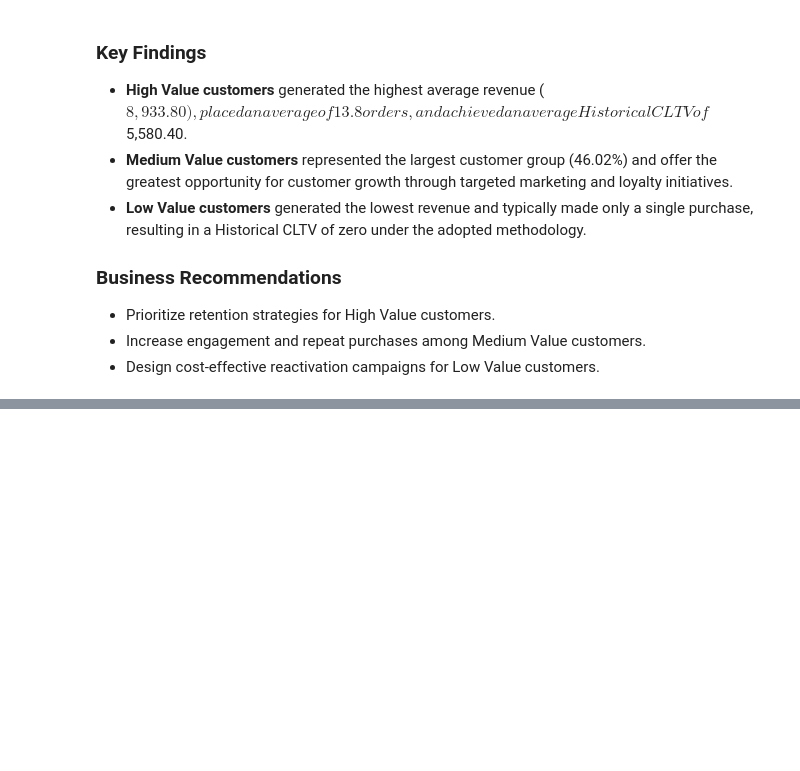
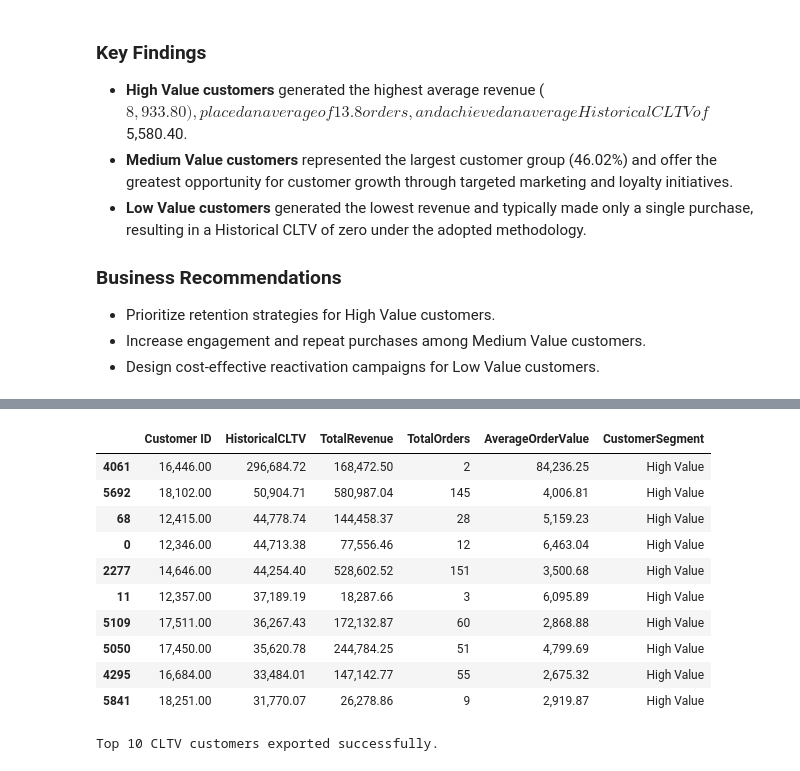
Before and after one commit to Tamoze/SaaS-ECommerce-Cohort-Retention-CLTV-Analysis, a Jupyter notebook: notebooks/03_cltv_analysis.ipynb, the cells around one changed output, grey strips where cells are left out. Saved outputs shown, nothing was run; the diff lists cells and outputs as text; code cells hidden in the pictures; blank space fills up the shorter version.

Commit message:
Create executive KPI summary and identify top CLTV customers

```diff
--- a/notebooks/03_cltv_analysis.ipynb
+++ b/notebooks/03_cltv_analysis.ipynb
@@ -651,0 +778,47 @@ Customer segments were analysed using average revenue, purchasing behaviour and
+# %%
+# ==========================================
+# Top 10 Customers by Historical CLTV
+# ==========================================
+
+top10_cltv = (
+    customer_summary
+    .sort_values("HistoricalCLTV", ascending=False)
+    [
+        [
+            "Customer ID",
+            "HistoricalCLTV",
+            "TotalRevenue",
+            "TotalOrders",
+            "AverageOrderValue",
+            "CustomerSegment"
+        ]
+    ]
+    .head(10)
+)
+
+top10_cltv
+# %% [output]
+|  | Customer ID | HistoricalCLTV | TotalRevenue | TotalOrders | AverageOrderValue | CustomerSegment |
+| 4061 | 16,446.00 | 296,684.72 | 168,472.50 | 2 | 84,236.25 | High Value |
+| 5692 | 18,102.00 | 50,904.71 | 580,987.04 | 145 | 4,006.81 | High Value |
+| 68 | 12,415.00 | 44,778.74 | 144,458.37 | 28 | 5,159.23 | High Value |
+| 0 | 12,346.00 | 44,713.38 | 77,556.46 | 12 | 6,463.04 | High Value |
+| 2277 | 14,646.00 | 44,254.40 | 528,602.52 | 151 | 3,500.68 | High Value |
+| 11 | 12,357.00 | 37,189.19 | 18,287.66 | 3 | 6,095.89 | High Value |
+| 5109 | 17,511.00 | 36,267.43 | 172,132.87 | 60 | 2,868.88 | High Value |
+| 5050 | 17,450.00 | 35,620.78 | 244,784.25 | 51 | 4,799.69 | High Value |
+| 4295 | 16,684.00 | 33,484.01 | 147,142.77 | 55 | 2,675.32 | High Value |
+| 5841 | 18,251.00 | 31,770.07 | 26,278.86 | 9 | 2,919.87 | High Value |
+# %%
+# ==========================================
+# Export Top 10 Customers
+# ==========================================
+
+top10_cltv.to_csv(
+    PROCESSED_DATA / "top10_cltv_customers.csv",
+    index=False
+)
+
+print("Top 10 CLTV customers exported successfully.")
+# %% [output]
+Top 10 CLTV customers exported successfully.
```
Also changed, not shown: parts of 6 cells of this notebook.
